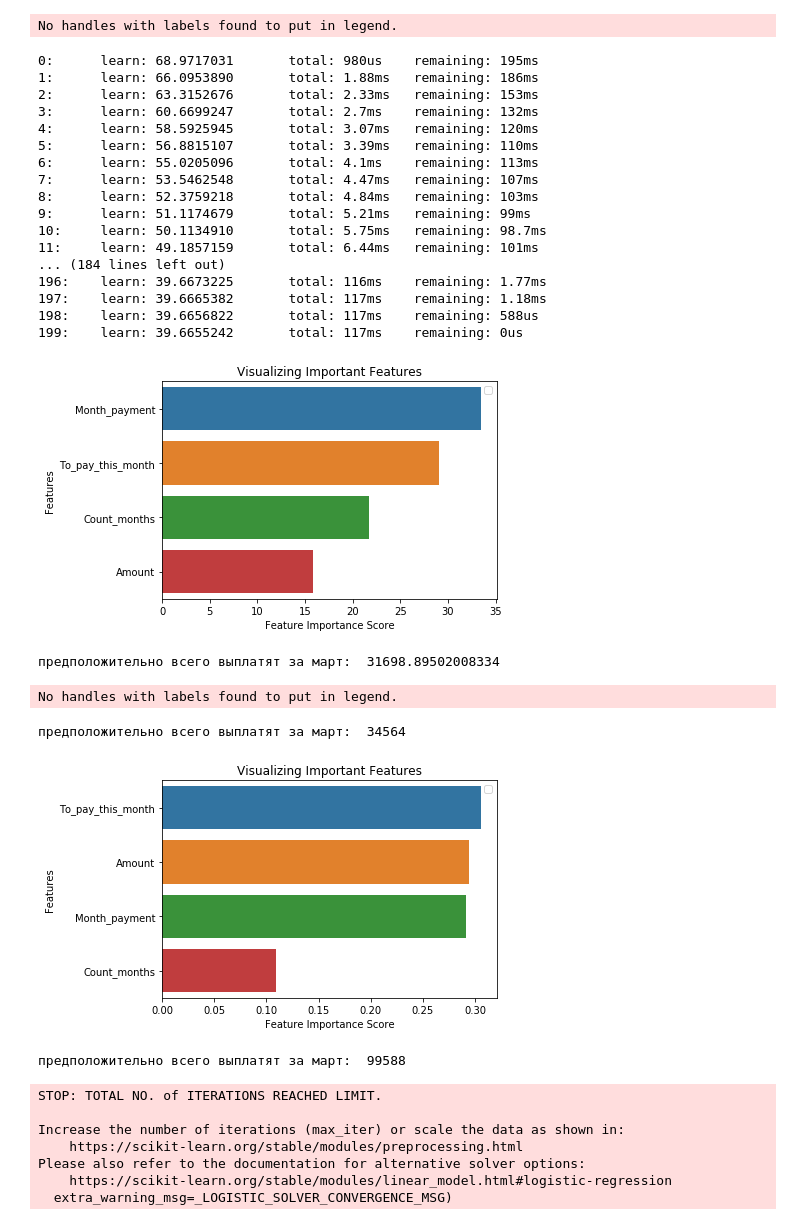
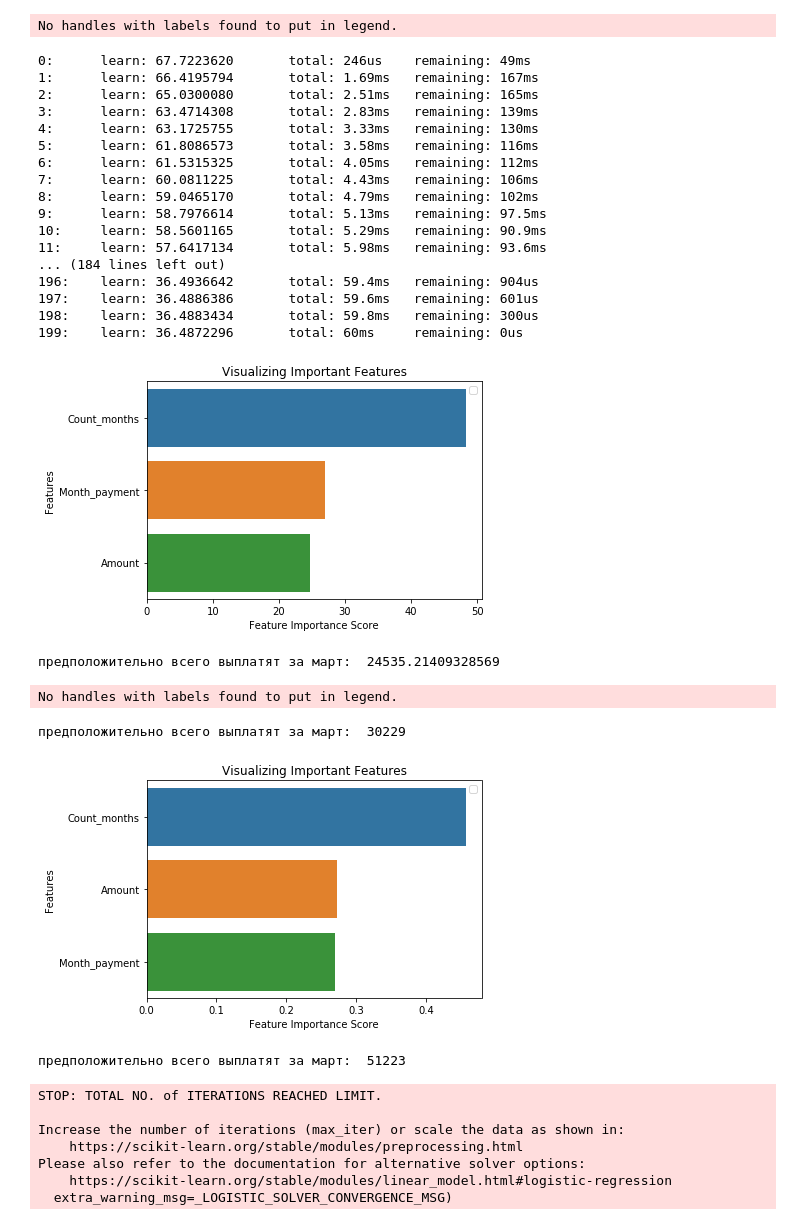
Before and after one commit to bitbucket-digiu/DSE-credit, a Jupyter notebook: credit.ipynb, the cells around one changed output. Cells and saved outputs as stored; diff of their text form; code cells hidden in the pictures.

```diff
--- a/credit.ipynb
+++ b/credit.ipynb
@@ -57,7 +82,7 @@ from catboost import CatBoostRegressor
 import seaborn as sns
 import matplotlib.pyplot as plt
 # initialize data
-features = ['Count_months', 'Amount', 'Month_payment', 'To_pay_this_month']
+features = ['Count_months', 'Amount', 'Month_payment']
 
 #lab_enc = preprocessing.LabelEncoder()
 #df_target = df_investors.TotalPays.copy()
@@ -66,58 +91,58 @@ features = ['Count_months', 'Amount', 'Month_payment', 'To_pay_this_month']
 #X_train, X_val, y_train, y_val = train_test_split(df_investors[features], encoded, test_size=0.3)
 
 X_train = train[features]
 X_val = test[features]
 y_train = train.Payed.copy()
 y_val = test.Payed.copy()
 
 model=CatBoostRegressor(iterations=200, depth=5, learning_rate=0.1, loss_function='RMSE')
 model.fit(X_train, y_train)
 preds = model.predict(X_val)
 feature_imp = pd.Series(model.feature_importances_,index=features).sort_values(ascending=False)
 sns.barplot(x=feature_imp, y=feature_imp.index)
 # Add labels to your graph
 plt.xlabel('Feature Importance Score')
 plt.ylabel('Features')
 plt.title("Visualizing Important Features")
 plt.legend()
 plt.show()
 
 #plt.plot(y_val, label = 'actual')
 # Plot the predicted values
 #plt.plot(preds, label = 'prediction')
 #plt.xticks(rotation = '60');
 #plt.legend()
 
 #print("предположительно всего выплатят за март: ", preds, '\n')
 print("предположительно всего выплатят за март: ", sum(preds))
 # %% [output]
 No handles with labels found to put in legend.
-0:      learn: 68.9717031       total: 980us    remaining: 195ms
-1:      learn: 66.0953890       total: 1.88ms   remaining: 186ms
-2:      learn: 63.3152676       total: 2.33ms   remaining: 153ms
-3:      learn: 60.6699247       total: 2.7ms    remaining: 132ms
-4:      learn: 58.5925945       total: 3.07ms   remaining: 120ms
-5:      learn: 56.8815107       total: 3.39ms   remaining: 110ms
-6:      learn: 55.0205096       total: 4.1ms    remaining: 113ms
-7:      learn: 53.5462548       total: 4.47ms   remaining: 107ms
-8:      learn: 52.3759218       total: 4.84ms   remaining: 103ms
-9:      learn: 51.1174679       total: 5.21ms   remaining: 99ms
-10:     learn: 50.1134910       total: 5.75ms   remaining: 98.7ms
-11:     learn: 49.1857159       total: 6.44ms   remaining: 101ms
+0:      learn: 67.7223620       total: 246us    remaining: 49ms
+1:      learn: 66.4195794       total: 1.69ms   remaining: 167ms
+2:      learn: 65.0300080       total: 2.51ms   remaining: 165ms
+3:      learn: 63.4714308       total: 2.83ms   remaining: 139ms
+4:      learn: 63.1725755       total: 3.33ms   remaining: 130ms
+5:      learn: 61.8086573       total: 3.58ms   remaining: 116ms
+6:      learn: 61.5315325       total: 4.05ms   remaining: 112ms
+7:      learn: 60.0811225       total: 4.43ms   remaining: 106ms
+8:      learn: 59.0465170       total: 4.79ms   remaining: 102ms
+9:      learn: 58.7976614       total: 5.13ms   remaining: 97.5ms
+10:     learn: 58.5601165       total: 5.29ms   remaining: 90.9ms
+11:     learn: 57.6417134       total: 5.98ms   remaining: 93.6ms
 ... (184 lines left out)
-196:    learn: 39.6673225       total: 116ms    remaining: 1.77ms
-197:    learn: 39.6665382       total: 117ms    remaining: 1.18ms
-198:    learn: 39.6656822       total: 117ms    remaining: 588us
-199:    learn: 39.6655242       total: 117ms    remaining: 0us
+196:    learn: 36.4936642       total: 59.4ms   remaining: 904us
+197:    learn: 36.4886386       total: 59.6ms   remaining: 601us
+198:    learn: 36.4883434       total: 59.8ms   remaining: 300us
+199:    learn: 36.4872296       total: 60ms     remaining: 0us
-[figure, old version]
+[figure, new version]
-предположительно всего выплатят за март:  31698.89502008334
+предположительно всего выплатят за март:  24535.21409328569
 # %%
 # пробуем предсказать случайным лесом
 # %%
 from sklearn.model_selection import train_test_split
 from sklearn import ensemble
 from sklearn.metrics import classification_report, confusion_matrix, accuracy_score
-features = ['Count_months', 'Amount', 'Month_payment', 'To_pay_this_month']
+features = ['Count_months', 'Amount', 'Month_payment']
 
 X_train = train[features]
 X_val = test[features]
@@ -141,13 +166,13 @@ plt.legend()
 plt.show()
 # %% [output]
 No handles with labels found to put in legend.
-предположительно всего выплатят за март:  34564
+предположительно всего выплатят за март:  30229
-[figure, old version]
+[figure, new version]
 # %%
 # предскажем логистической регрессией (НЕАДЕКВАТНЫЕ РЕЗУЛЬТАТЫ)
 # %%
 from sklearn.linear_model import LogisticRegression
-features = ['Count_months', 'Amount', 'Month_payment', 'To_pay_this_month']
+features = ['Count_months', 'Amount', 'Month_payment']
 
 y = train.Payed.astype('int64').copy()
 x = train[features]
@@ -158,7 +183,7 @@ clf = LogisticRegression(random_state=0, C=2.0, penalty='l2').fit(x, y)
 
 print("предположительно всего выплатят за март: ", sum(clf.predict(x_val)))
 # %% [output]
-предположительно всего выплатят за март:  99588
+предположительно всего выплатят за март:  51223
 STOP: TOTAL NO. of ITERATIONS REACHED LIMIT.
 
 Increase the number of iterations (max_iter) or scale the data as shown in:
```
Also changed, not shown: parts of 16 cells of this notebook, 3 other files.
